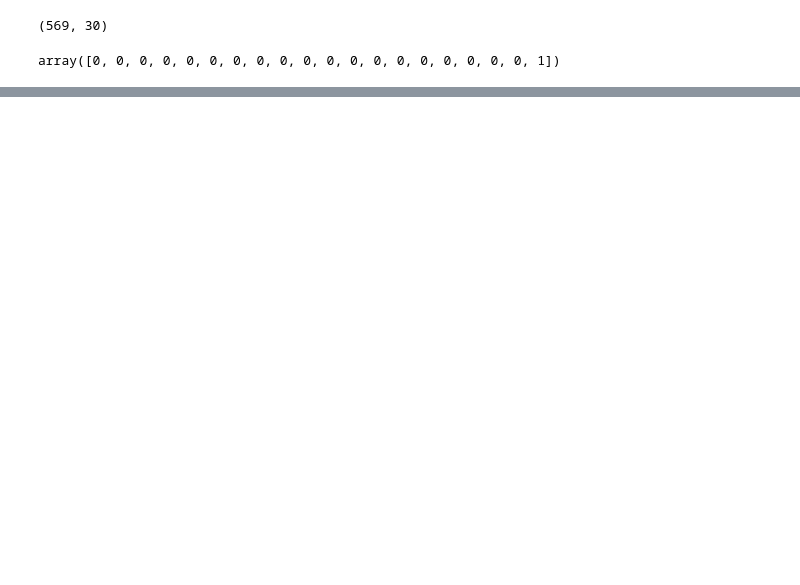
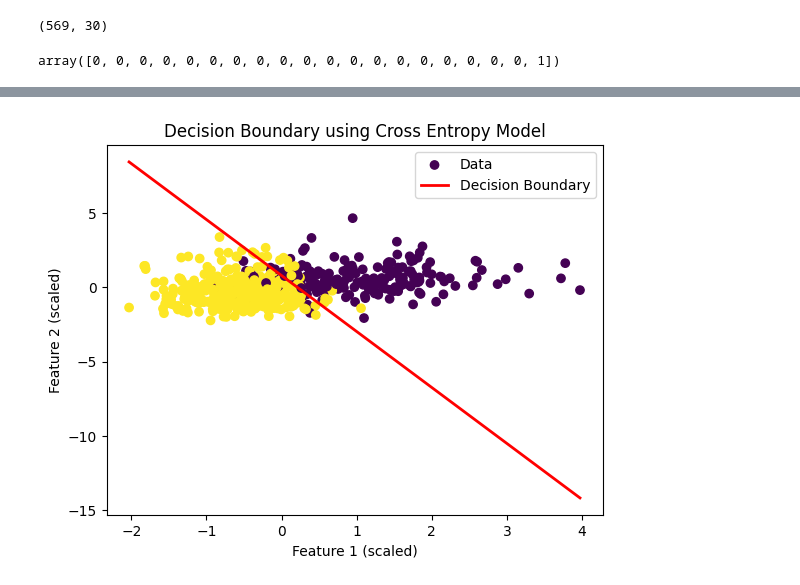
Before and after one commit to MartinKahabka/ClIntKahabka, a Jupyter notebook: 01_linear_classification.ipynb, the cells around one changed output, grey strips where cells are left out. Cells and saved outputs as stored; diff of their text form; code cells hidden in the pictures; blank space fills up the shorter version.

```diff
--- a/01_linear_classification.ipynb
+++ b/01_linear_classification.ipynb
@@ -70,0 +72,96 @@ TypeError: only integer scalar arrays can be converted to a scalar index
+# %%
+# Excercise 1.2
+# Learn the optimal parameters automatically using gradient descent. For the
+# loss function use a simple squared loss (t - tp)**2 where t is the target
+# label (either 0 or 1) and tp = w1 * f1 + w2 * f2 + w3 is the predicted label.
+# What accuracy can you reach? Why is this loss function problematic? Is there
+# a better alternative?
+
+# parameter für optimierung
+LR = 0.1
+epochs = 1000
+
+
+scaler = StandardScaler()
+data_scaled = scaler.fit_transform(data)
+
+def sigmoid(z):
+    return 1.0 / (1.0 + np.exp(-z))
+
+def train_cross_entropy(data, target, lr=LR, epochs=epochs):
+    w = np.zeros(3)
+    for _ in range(epochs):
+        z = w[0]*data[:,0] + w[1]*data[:,1] + w[2]
+        p = sigmoid(z)
+
+        dw1 = np.mean((p - target) * data[:,0])
+        dw2 = np.mean((p - target) * data[:,1])
+        dw3 = np.mean(p - target)
+
+        w[0] -= lr * dw1
+        w[1] -= lr * dw2
+        w[2] -= lr * dw3
+
+    return w
+
+def train_squared_loss(data, target, lr=LR, epochs=epochs):
+    w = np.zeros(3)
+    for _ in range(epochs):
+        z = w[0]*data[:,0] + w[1]*data[:,1] + w[2]
+        p = sigmoid(z)
+
+        diff = (p - target) * p * (1 - p) * 2
+
+        dw1 = np.mean(diff * data[:,0])
+        dw2 = np.mean(diff * data[:,1])
+        dw3 = np.mean(diff)
+
+        w[0] -= lr * dw1
+        w[1] -= lr * dw2
+        w[2] -= lr * dw3
+
+    return w
+
+# Train both models
+w_ce = train_cross_entropy(data_scaled, target)
+w_sq = train_squared_loss(data_scaled, target)
+print("Cross-entropy weights:", w_ce)
+print("Squared loss weights:", w_sq)
+
+# Compute accuracy for each model
+pred_ce = (sigmoid(w_ce[0]*data_scaled[:,0] + w_ce[1]*data_scaled[:,1] + w_ce[2]) > 0.5).astype(int)
+pred_sq = (sigmoid(w_sq[0]*data_scaled[:,0] + w_sq[1]*data_scaled[:,1] + w_sq[2]) > 0.5).astype(int)
+
+acc_ce = np.mean(pred_ce == target)
+acc_sq = np.mean(pred_sq == target)
+
+print(f"Cross Entropy Accuracy: {acc_ce:.3f}")
+print(f"Squared Loss Accuracy : {acc_sq:.3f}")
+
+# --- Modified simple plotting function ---
+# Plot the standardized data as dots and overlay the decision boundary from the cross entropy model
+
+plt.figure()
+plt.scatter(data_scaled[:, 0], data_scaled[:, 1], c=target)
+# Compute x values and corresponding y values for the decision boundary line: w0*x + w1*y + w2 = 0
+x_vals = np.linspace(data_scaled[:, 0].min(), data_scaled[:, 0].max(), 100)
+y_vals = - (w_ce[0] * x_vals + w_ce[2]) / w_ce[1]
+plt.plot(x_vals, y_vals, color='red', linewidth=2, label="Decision Boundary")
+plt.xlabel("Feature 1 (scaled)")
+plt.ylabel("Feature 2 (scaled)")
+plt.title("Decision Boundary using Cross Entropy Model")
+plt.legend()
+plt.show()
+
+plt.figure()
+plt.scatter(data_scaled[:, 0], data_scaled[:, 1], c=target)
+# Compute x values and corresponding y values for the decision boundary line: w0*x + w1*y + w2 = 0
+x_vals = np.linspace(data_scaled[:, 0].min(), data_scaled[:, 0].max(), 100)
+y_vals = - (w_ce[0] * x_vals + w_ce[2]) / w_ce[1]
+plt.plot(x_vals, y_vals, color='red', linewidth=2, label="Decision Boundary")
+plt.xlabel("Feature 1 (scaled)")
+plt.ylabel("Feature 2 (scaled)")
+plt.title("Decision Boundary using Cross Entropy Model")
+plt.legend()
+plt.show()
+# %% [output]
@@ -70,0 +172 @@ TypeError: only integer scalar arrays can be converted to a scalar index
+[figure, added]
```
Also changed, not shown: parts of 4 cells of this notebook.
